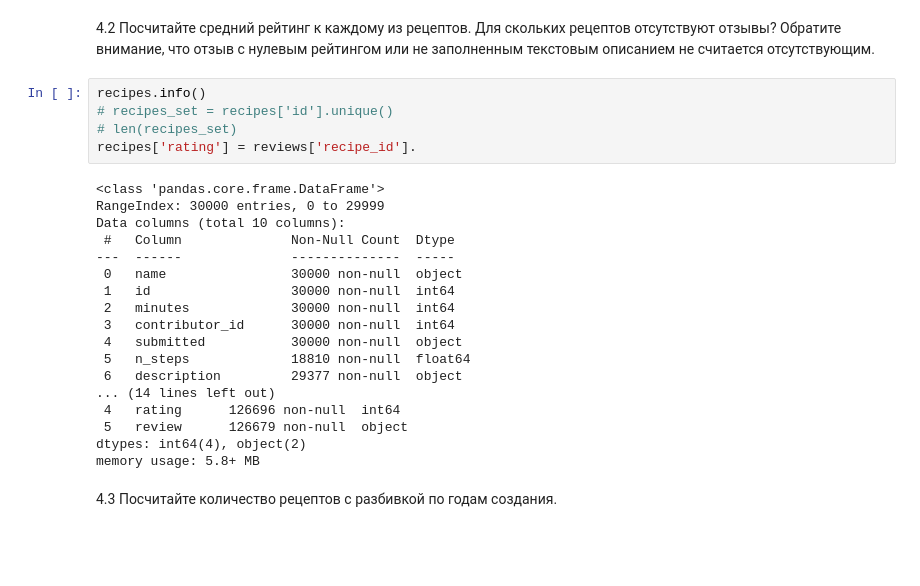
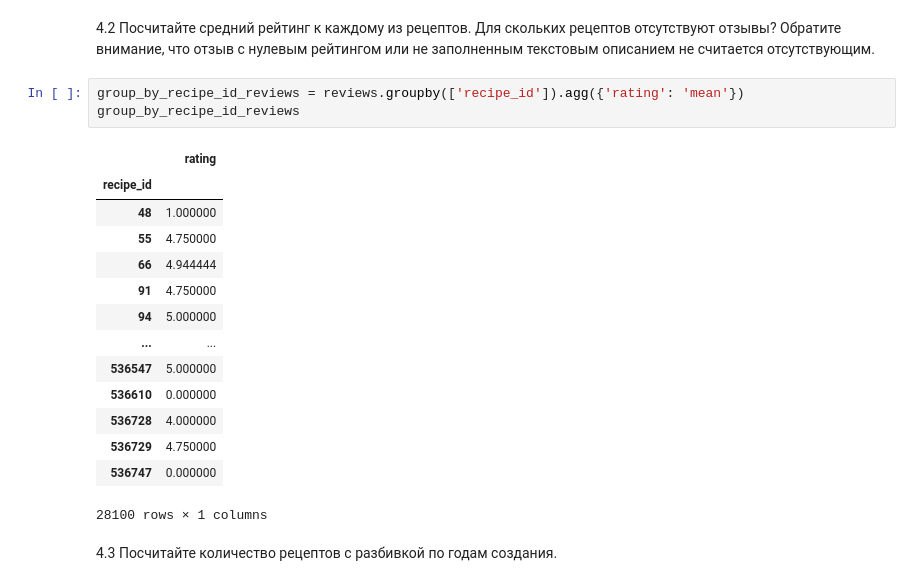
Before and after one commit to bobrotopor/AI, a Jupyter notebook: learn_ai_tools/hm_4/02_pandas_Фамилия_Имя_в2.ipynb, the cells around one changed output. Cells and saved outputs as stored; diff of their text form; blank space fills up the shorter version.

```diff
--- a/learn_ai_tools/hm_4/02_pandas_Фамилия_Имя_в2.ipynb
+++ b/learn_ai_tools/hm_4/02_pandas_Фамилия_Имя_в2.ipynb
@@ -327,28 +302,23 @@ Name: 5599, dtype: int64
 # %% [markdown]
 4.2 Посчитайте средний рейтинг к каждому из рецептов. Для скольких рецептов отсутствуют отзывы? Обратите внимание, что отзыв с нулевым рейтингом или не заполненным текстовым описанием не считается отсутствующим.
-# %%
-recipes.info()
-# recipes_set = recipes['id'].unique()
-# len(recipes_set)
-recipes['rating'] = reviews['recipe_id'].
-# %% [output]
-<class 'pandas.core.frame.DataFrame'>
-RangeIndex: 30000 entries, 0 to 29999
-Data columns (total 10 columns):
- #   Column              Non-Null Count  Dtype
----  ------              --------------  -----
- 0   name                30000 non-null  object
- 1   id                  30000 non-null  int64
- 2   minutes             30000 non-null  int64
- 3   contributor_id      30000 non-null  int64
- 4   submitted           30000 non-null  object
- 5   n_steps             18810 non-null  float64
- 6   description         29377 non-null  object
-... (14 lines left out)
- 4   rating      126696 non-null  int64
- 5   review      126679 non-null  object
-dtypes: int64(4), object(2)
-memory usage: 5.8+ MB
+# %%
+group_by_recipe_id_reviews = reviews.groupby(['recipe_id']).agg({'rating': 'mean'})
+group_by_recipe_id_reviews
+# %% [output]
+|  | rating |
+| recipe_id |  |
+| 48 | 1.000000 |
+| 55 | 4.750000 |
+| 66 | 4.944444 |
+| 91 | 4.750000 |
+| 94 | 5.000000 |
+| ... | ... |
+| 536547 | 5.000000 |
+| 536610 | 0.000000 |
+| 536728 | 4.000000 |
+| 536729 | 4.750000 |
+| 536747 | 0.000000 |
+28100 rows × 1 columns
 # %% [markdown]
 4.3 Посчитайте количество рецептов с разбивкой по годам создания.
 # %% [markdown]
```
Also changed, not shown: parts of 5 cells of this notebook.
